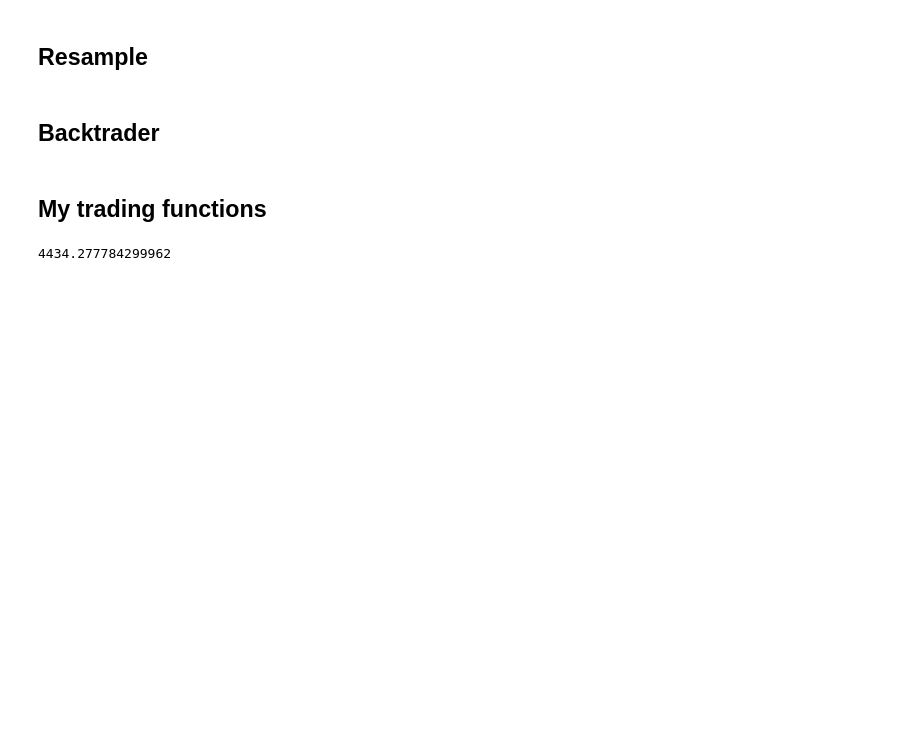
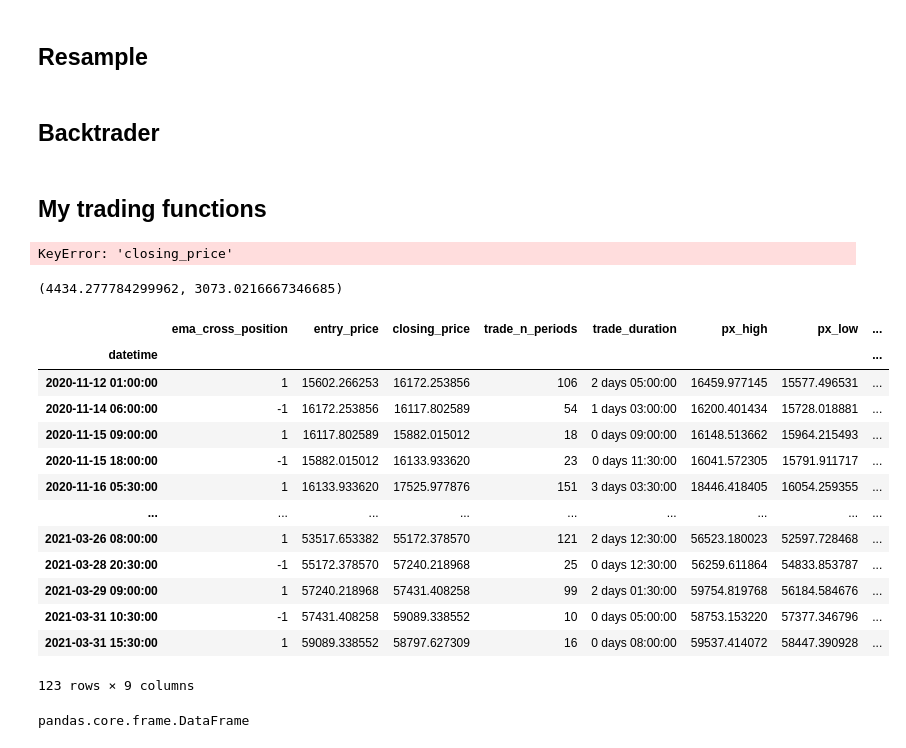
Before and after one commit to liammcknight95/RL_Trader, a Jupyter notebook: Trading.ipynb, the cells around one changed output. Drawn from its saved outputs; the diff is of its cells as text; code cells hidden in the pictures; blank space fills up the shorter version.

Commit message:
added intra trade metrics to calculate dd and vol

```diff
--- a/Trading.ipynb
+++ b/Trading.ipynb
@@ -205,16 +215,3 @@ df['ema_cross_cash'] = df['ema_cross_cum_performance'] * initial_cash
 
 np.exp(df['returns'].cumsum()).plot(figsize=(8,4), legend=True) # reverse log returns to prices
 df['ema_cross_cum_performance'].plot(legend=True)
-# %%
-## Metrics
-# Net Profit
-net_profit = df['ema_cross_cash'][-1] - initial_cash
-
-# Max Drowdown
-# for each trade I need entry price, closing price, number of periods, time in the trade, min, max, volatility
-# make execution assumptions: conservative: enter trade next open bar, exit trade next open bar
-# add stops and trailing stops
-
-# Win Ratio
-# %% [output]
-4434.277784299962
@@ -220,0 +269,4 @@ net_profit = df['ema_cross_cash'][-1] - initial_cash
+# %%
+df_trades.apply(lambda x: (x['closing_price'] / x['entry_price']) - 1)
+# %% [output]
+KeyError: 'closing_price'
@@ -220,0 +282,25 @@ net_profit = df['ema_cross_cash'][-1] - initial_cash
+# %%
+net_profit, max_dd
+# %% [output]
+(4434.277784299962, 3073.0216667346685)
+# %%
+df_trades#[trade_life_metrics]
+# %% [output]
+|  | ema_cross_position | entry_price | closing_price | trade_n_periods | trade_duration | px_high | px_low | ... |
+| datetime |  |  |  |  |  |  |  | ... |
+| 2020-11-12 01:00:00 | 1 | 15602.266253 | 16172.253856 | 106 | 2 days 05:00:00 | 16459.977145 | 15577.496531 | ... |
+| 2020-11-14 06:00:00 | -1 | 16172.253856 | 16117.802589 | 54 | 1 days 03:00:00 | 16200.401434 | 15728.018881 | ... |
+| 2020-11-15 09:00:00 | 1 | 16117.802589 | 15882.015012 | 18 | 0 days 09:00:00 | 16148.513662 | 15964.215493 | ... |
+| 2020-11-15 18:00:00 | -1 | 15882.015012 | 16133.933620 | 23 | 0 days 11:30:00 | 16041.572305 | 15791.911717 | ... |
+| 2020-11-16 05:30:00 | 1 | 16133.933620 | 17525.977876 | 151 | 3 days 03:30:00 | 18446.418405 | 16054.259355 | ... |
+| ... | ... | ... | ... | ... | ... | ... | ... | ... |
+| 2021-03-26 08:00:00 | 1 | 53517.653382 | 55172.378570 | 121 | 2 days 12:30:00 | 56523.180023 | 52597.728468 | ... |
+| 2021-03-28 20:30:00 | -1 | 55172.378570 | 57240.218968 | 25 | 0 days 12:30:00 | 56259.611864 | 54833.853787 | ... |
+| 2021-03-29 09:00:00 | 1 | 57240.218968 | 57431.408258 | 99 | 2 days 01:30:00 | 59754.819768 | 56184.584676 | ... |
+| 2021-03-31 10:30:00 | -1 | 57431.408258 | 59089.338552 | 10 | 0 days 05:00:00 | 58753.153220 | 57377.346796 | ... |
+| 2021-03-31 15:30:00 | 1 | 59089.338552 | 58797.627309 | 16 | 0 days 08:00:00 | 59537.414072 | 58447.390928 | ... |
+123 rows × 9 columns
+# %%
+type(df[[]])
+# %% [output]
+pandas.core.frame.DataFrame
```
Also changed, not shown: parts of 9 cells of this notebook.
